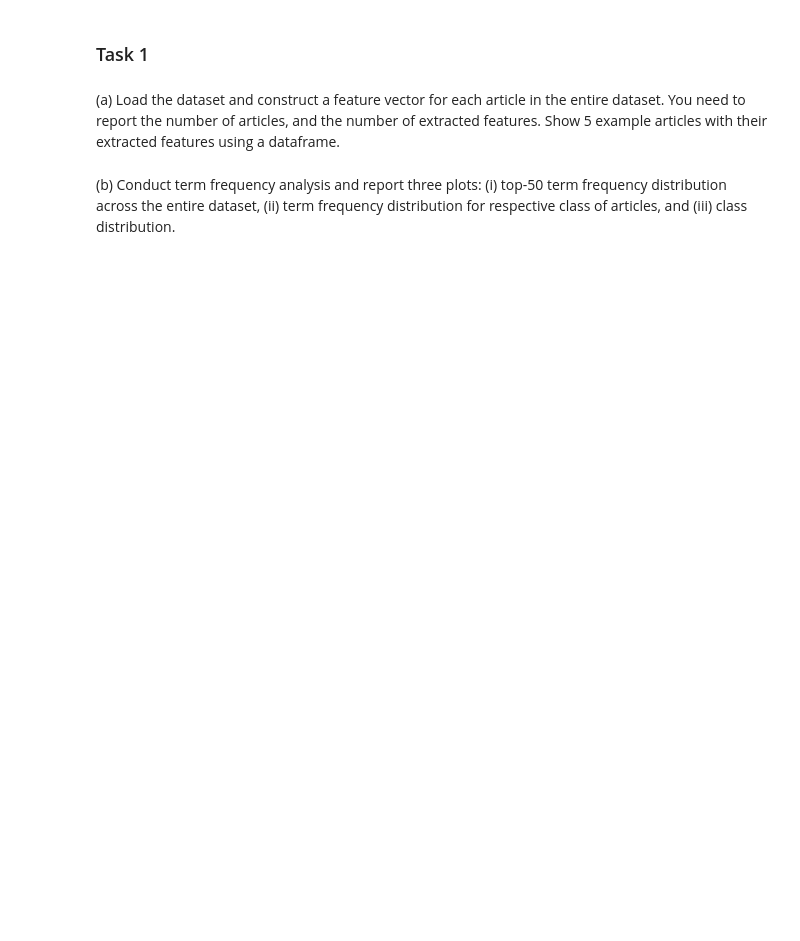
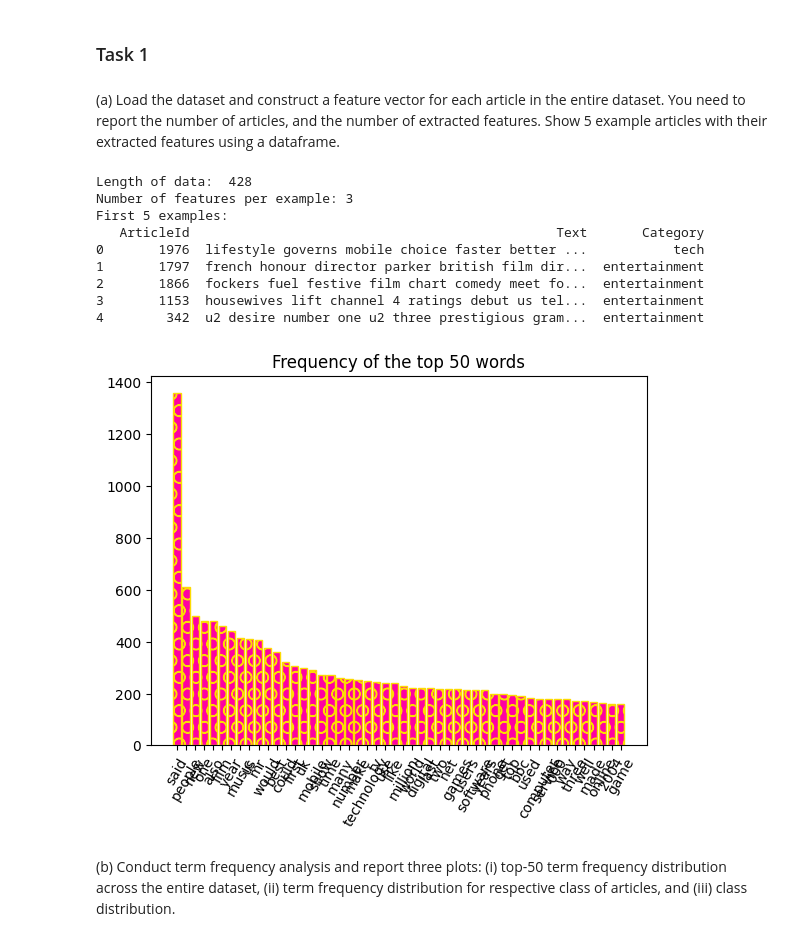
Before and after one commit to spartanjax/cs361_shared_assigment, a Jupyter notebook: Divided Parts/Task1_LxH.ipynb, the cells around one changed output. Drawn from its saved outputs; the diff is of its cells as text; code cells hidden in the pictures; blank space fills up the shorter version.

```diff
--- a/Divided Parts/Task1_LxH.ipynb
+++ b/Divided Parts/Task1_LxH.ipynb
@@ -10,7 +10,7 @@ import matplotlib.pyplot as plt
 import pandas as pd
 
 def make_df():
-    df = pd.read_csv("train.csv")
+    df = pd.read_csv("../train.csv")
 
     return df
 
@@ -58,33 +58,44 @@ def feature_analyse(data):
 
             if word not in words_dict:
                 words_dict[word] = 1
             else:
                 words_dict[word] += 1
 
 
     return words_dict, edu_dict, tech_dict, tech_edu
 
 def top50_barplot(words_dict):
     # list of words
     top_50_words = sorted(words_dict.items(), key = lambda item:item[1], reverse= True)[:50]
 
     # turning back into dict
     top_50_dict = dict(top_50_words)
 
     plt.figure()
     bars6 = plt.bar(top_50_dict.keys(), top_50_dict.values(), color = "#FF00A2", edgecolor = "#fcdb03")
     plt.xticks(rotation = 60)
     plt.title("Frequency of the top 50 words")
 
     pattenr = ["O"] * 50
 
     for bar, pattern in zip(bars6, pattenr):
         bar.set_hatch(pattern)
 
     plt.show()
 
 
 main()
+# %% [output]
+Length of data:  428
+Number of features per example: 3
+First 5 examples:
+   ArticleId                                               Text       Category
+0       1976  lifestyle governs mobile choice faster better ...           tech
+1       1797  french honour director parker british film dir...  entertainment
+2       1866  fockers fuel festive film chart comedy meet fo...  entertainment
+3       1153  housewives lift channel 4 ratings debut us tel...  entertainment
+4        342  u2 desire number one u2 three prestigious gram...  entertainment
+[figure, added]
 # %% [markdown]
 (b) Conduct term frequency analysis and report three plots: (i) top-50 term frequency distribution
 across the entire dataset, (ii) term frequency distribution for respective class of articles, and (iii)
```
Also changed, not shown: 1 other file.
